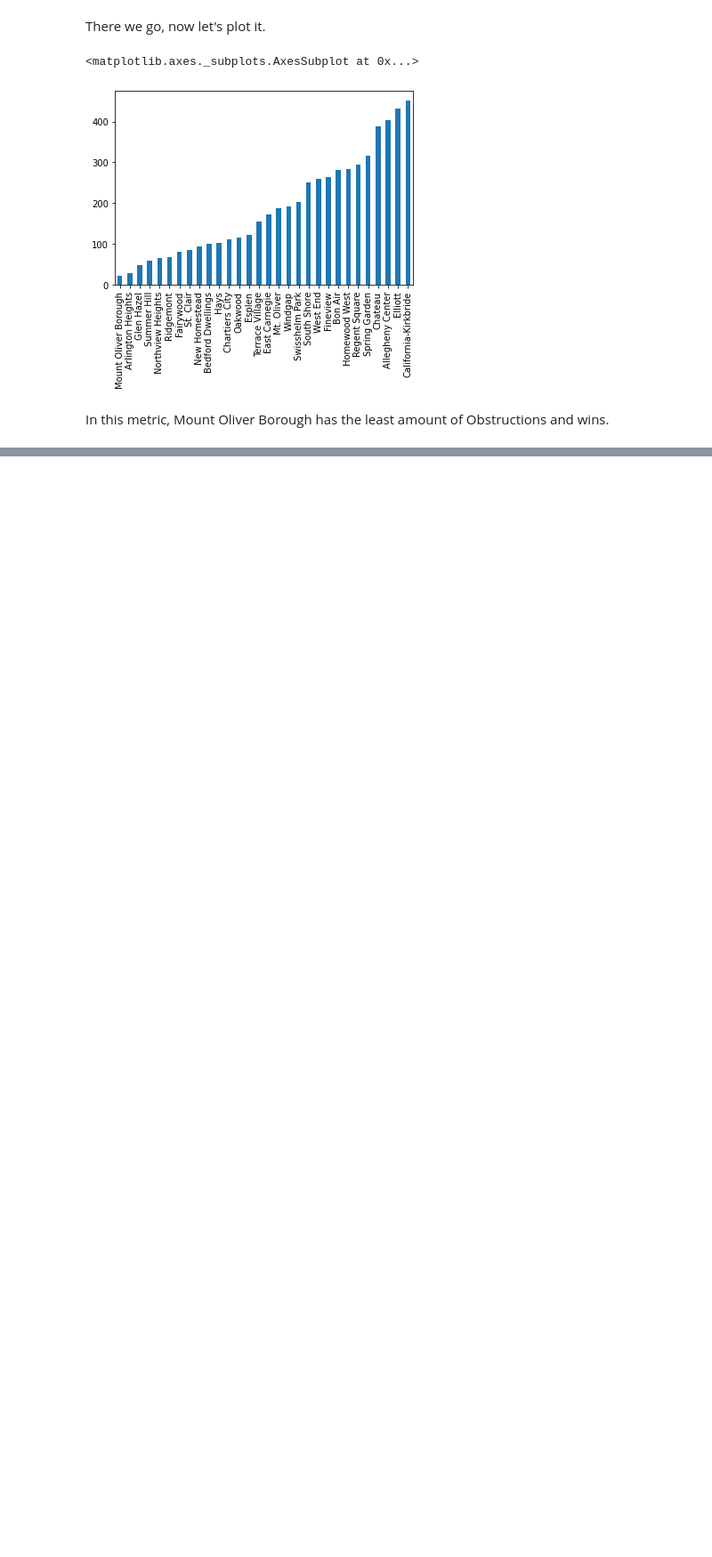
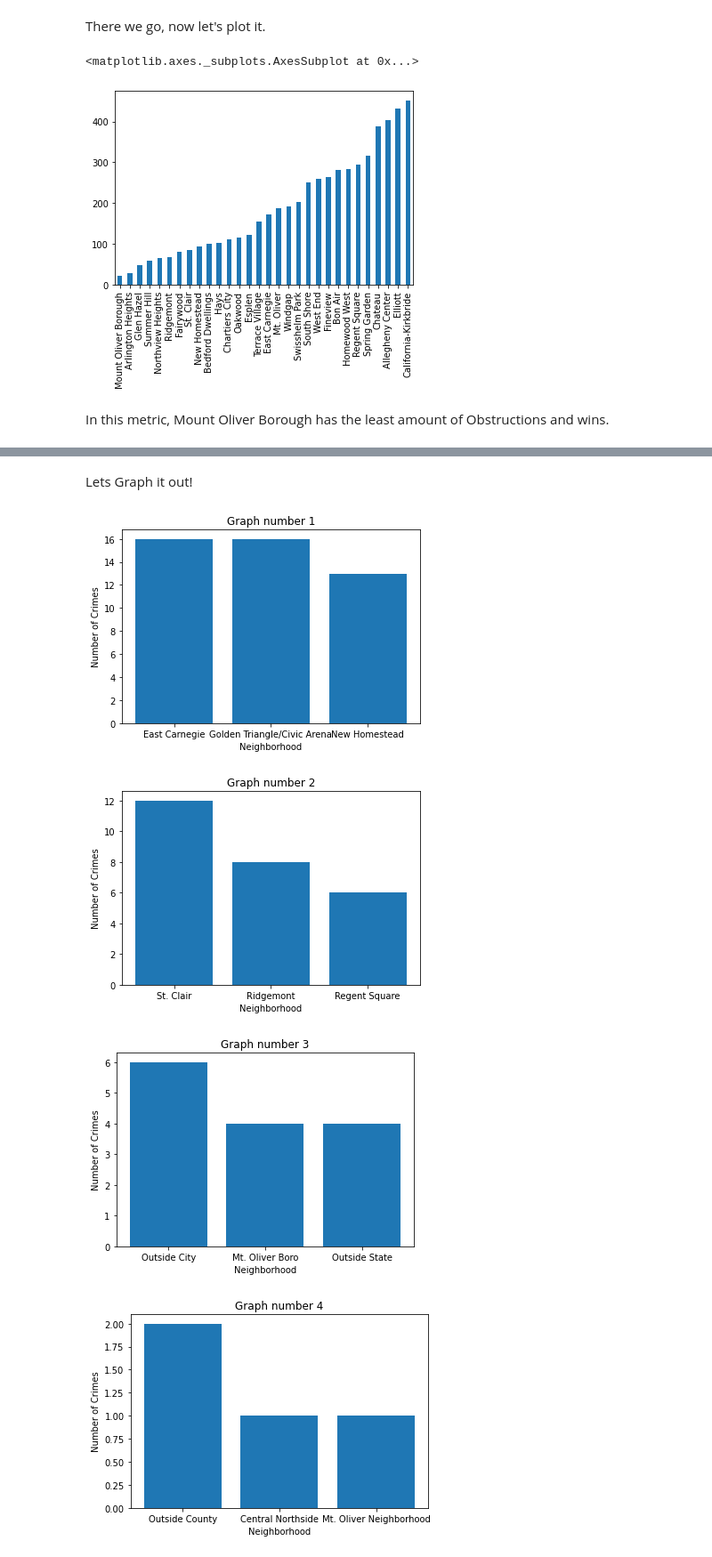
Before and after one commit to NoahLong36/Big-Ideas-Final, a Jupyter notebook: FinalProject.ipynb, the cells around one changed output, grey strips where cells are left out. Shown: that part at 89% size. Cells and saved outputs as stored; diff of their text form; code cells hidden in the pictures; blank space fills up the shorter version.

```diff
--- a/FinalProject.ipynb
+++ b/FinalProject.ipynb
@@ -200,0 +201,6 @@ In this metric, Mount Oliver Borough has the least amount of Obstructions and wi
+# %%
+import pandas as pd
+import matplotlib.pyplot as plt
+
+df = pd.read_csv('Arrests.csv')
+df.head(10)
@@ -200,0 +269,20 @@ In this metric, Mount Oliver Borough has the least amount of Obstructions and wi
+# %% [markdown]
+Lets Graph it out!
+# %%
+chunk_size = 3
+index = 0
+listsOfNames = [newNames[i:i + chunk_size] for i in range(0, len(newNames), chunk_size)]
+listsOfValues = [newValues[i:i + chunk_size] for i in range(0, len(newValues), chunk_size)]
+
+while index <= 3:
+    plt.bar(listsOfNames[index], listsOfValues[index])
+    plt.xlabel("Neighborhood")
+    plt.ylabel('Number of Crimes')
+    plt.title("Graph number {}".format(index + 1))
+    plt.show()
+    index += 1
+# %% [output]
+[figure, added]
+[figure, added]
+[figure, added]
+[figure, added]
```
Also changed, not shown: parts of 9 cells of this notebook, 3 other files.
